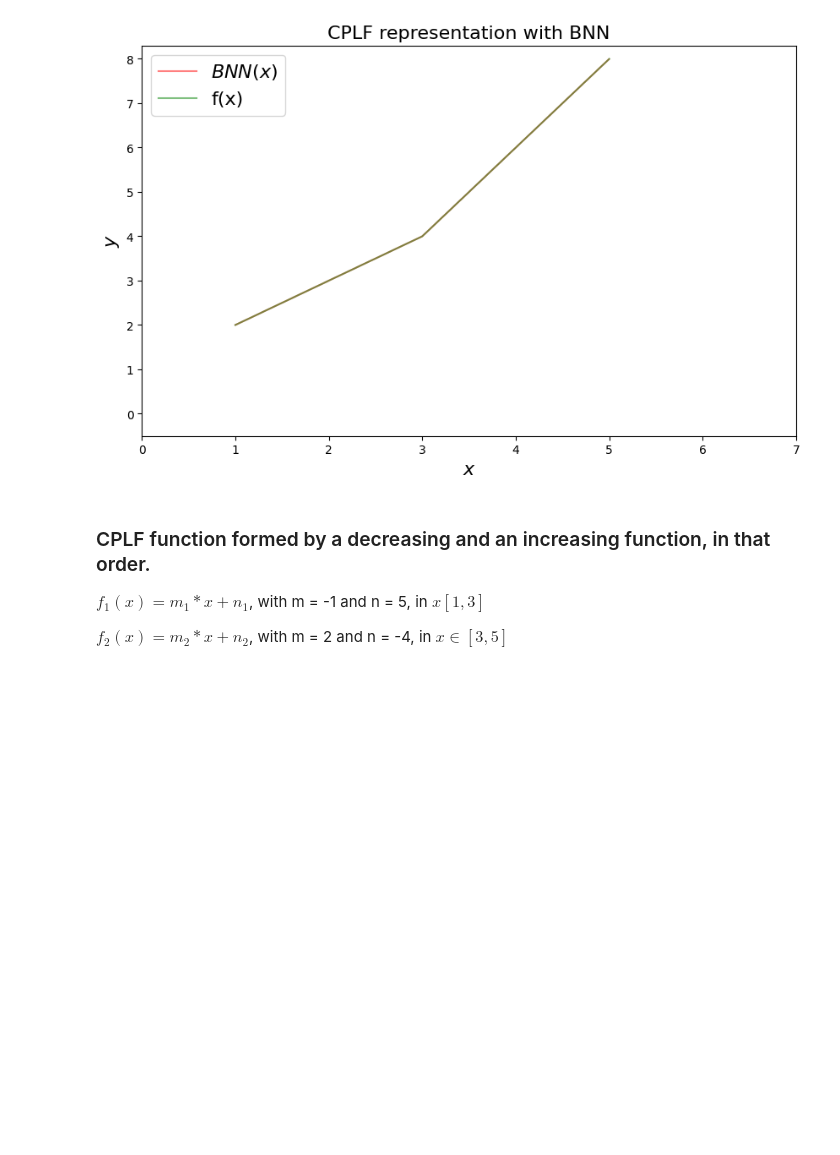
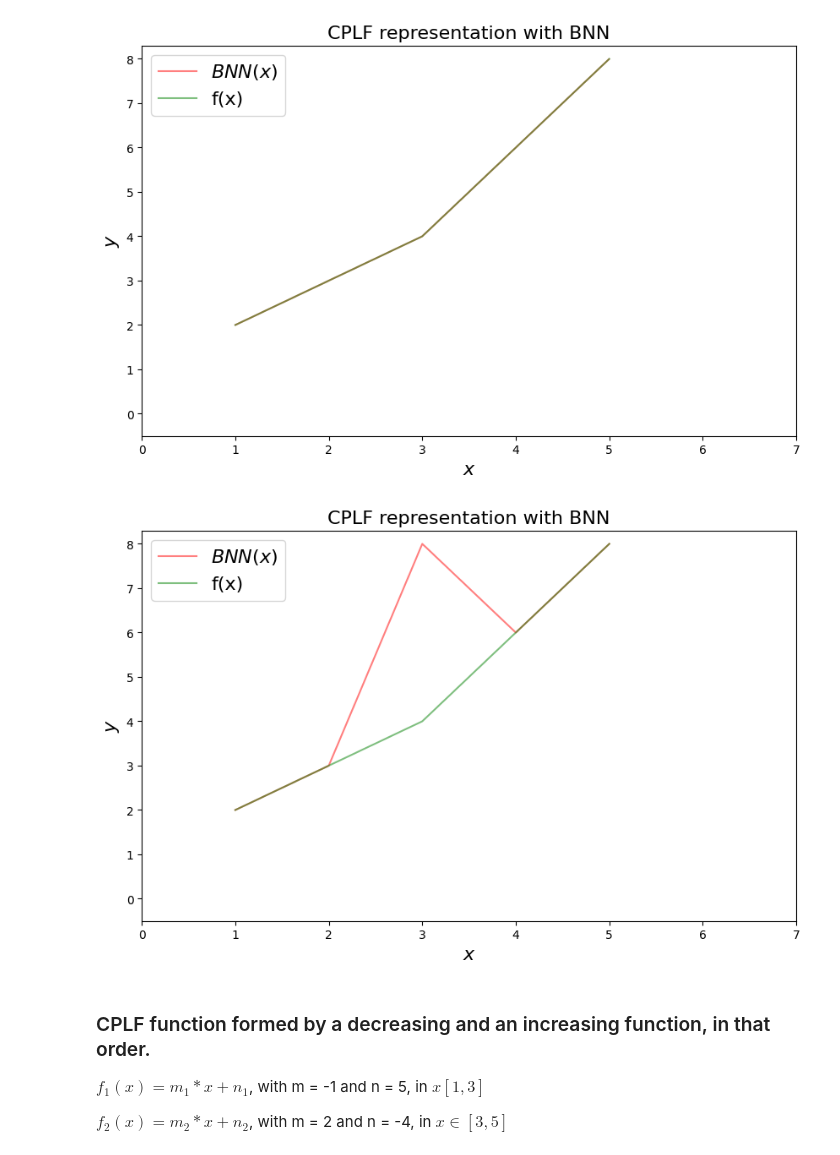
Before and after one commit to victosdur/Function_Approximation_Using_BNN_and_LWPE, a Jupyter notebook: RepresentCPLF_BNN.ipynb, the cells around one changed output. Cells and saved outputs as stored; diff of their text form; code cells hidden in the pictures; blank space fills up the shorter version.

```diff
--- a/RepresentCPLF_BNN.ipynb
+++ b/RepresentCPLF_BNN.ipynb
@@ -125,6 +125,28 @@ plt.savefig('figures/BNNRepresentationCPLFExample1Tf.png', dpi=300, bbox_inches=
 plt.show()
 # %% [output]
 [figure]
+# %%
+x_values = np.array(tf.constant([1.0,2.0,3.0,4.0,5.0]))  # Valores de x desde 1 hasta 7
+outputs = network(x_values)
+x_values, outputs
+# nan_tensor = tf.fill(tf.shape(outputs), float('nan'))
+# outputs = tf.where(outputs != 0, outputs, nan_tensor)
+
+plt.figure(figsize=(10, 6))
+plt.plot(x_values, outputs, 'r-', label='$BNN(x)$', alpha=0.5)
+plt.plot(xs, ys, 'g-', label="f(x)", alpha=0.5)
+plt.xlim((0,7))
+plt.ylim(bottom=-0.5)
+plt.xlabel('x')
+plt.ylabel('y')
+plt.xlabel('$x$', fontsize=fontsize)
+plt.ylabel('$y$', fontsize=fontsize)
+plt.title('CPLF representation with BNN', fontsize=fontsize)
+plt.legend(loc="upper left", fontsize=fontsize)
+plt.savefig('figures/BNNRepresentationCPLFExample1Tf.png', dpi=300, bbox_inches='tight')
+plt.show()
+# %% [output]
+[figure, added]
 # %% [markdown]
 ### CPLF function formed by a decreasing and an increasing function, in that order.
 $f_1(x) = m_1*x + n_1$, with m = -1 and n = 5, in $x [1,3]$
```
Also changed, not shown: 6 other files.
